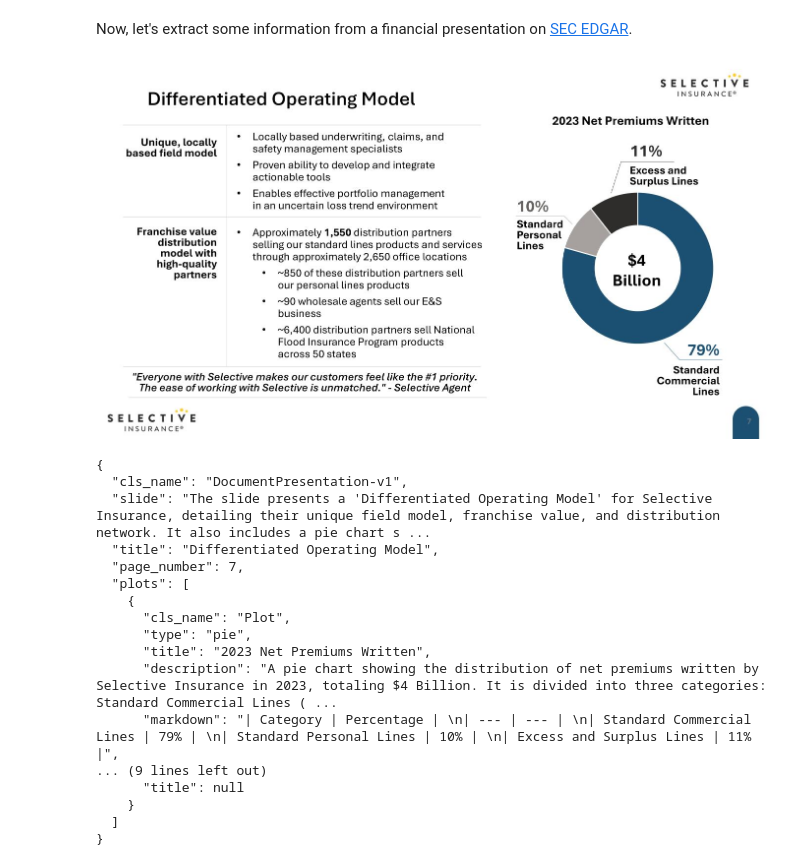
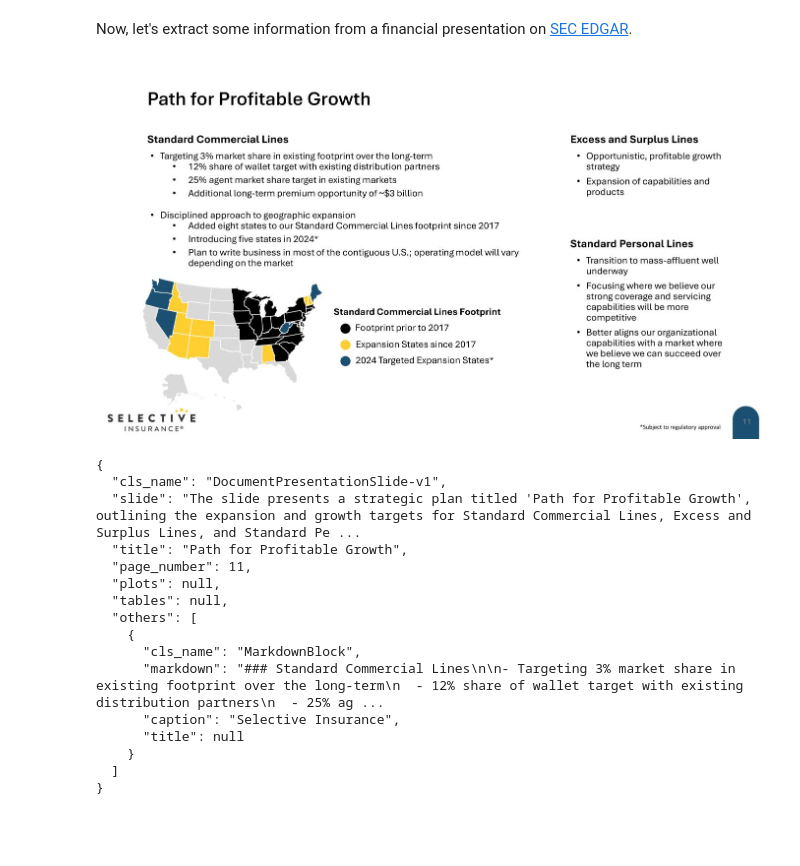
Before and after one commit to autonomi-ai/vlm-cookbook, a Jupyter notebook: examples/chroma-metadata-finance.ipynb, the cells around one changed output. Drawn from its saved outputs; the diff is of its cells as text; code cells hidden in the pictures; blank space fills up the shorter version.

```diff
--- a/examples/chroma-metadata-finance.ipynb
+++ b/examples/chroma-metadata-finance.ipynb
@@ -142,26 +163,59 @@ def vlm_visualize(image: Union[Image.Image, str, Path], domain: str):
     display(image)
     result = vlm(image, domain)
     pprint(result)
+# %%
+URLS = [
+    "https://www.sec.gov/Archives/edgar/data/230557/000023055724000007/sigifirstquarter2024inve001.jpg",
+    "https://www.sec.gov/Archives/edgar/data/230557/000023055724000007/sigifirstquarter2024inve002.jpg",
+    "https://www.sec.gov/Archives/edgar/data/230557/000023055724000007/sigifirstquarter2024inve003.jpg",
+    "https://www.sec.gov/Archives/edgar/data/230557/000023055724000007/sigifirstquarter2024inve004.jpg",
+    "https://www.sec.gov/Archives/edgar/data/230557/000023055724000007/sigifirstquarter2024inve005.jpg",
+    "https://www.sec.gov/Archives/edgar/data/230557/000023055724000007/sigifirstquarter2024inve006.jpg",
+    "https://www.sec.gov/Archives/edgar/data/230557/000023055724000007/sigifirstquarter2024inve007.jpg",
+    "https://www.sec.gov/Archives/edgar/data/230557/000023055724000007/sigifirstquarter2024inve008.jpg",
+    "https://www.sec.gov/Archives/edgar/data/230557/000023055724000007/sigifirstquarter2024inve009.jpg",
+    "https://www.sec.gov/Archives/edgar/data/230557/000023055724000007/sigifirstquarter2024inve010.jpg",
+    "https://www.sec.gov/Archives/edgar/data/230557/000023055724000007/sigifirstquarter2024inve011.jpg",
+    "https://www.sec.gov/Archives/edgar/data/230557/000023055724000007/sigifirstquarter2024inve012.jpg",
+    "https://www.sec.gov/Archives/edgar/data/230557/000023055724000007/sigifirstquarter2024inve013.jpg",
+    "https://www.sec.gov/Archives/edgar/data/230557/000023055724000007/sigifirstquarter2024inve014.jpg",
+    "https://www.sec.gov/Archives/edgar/data/230557/000023055724000007/sigifirstquarter2024inve015.jpg",
+    "https://www.sec.gov/Archives/edgar/data/230557/000023055724000007/sigifirstquarter2024inve016.jpg",
+
+    "https://www.sec.gov/Archives/edgar/data/230557/000023055724000007/sigifirstquarter2024inve017.jpg",
+    "https://www.sec.gov/Archives/edgar/data/230557/000023055724000007/sigifirstquarter2024inve018.jpg",
+    "https://www.sec.gov/Archives/edgar/data/230557/000023055724000007/sigifirstquarter2024inve019.jpg",
+    "https://www.sec.gov/Archives/edgar/data/230557/000023055724000007/sigifirstquarter2024inve020.jpg",
+    "https://www.sec.gov/Archives/edgar/data/230557/000023055724000007/sigifirstquarter2024inve021.jpg",
+    "https://www.sec.gov/Archives/edgar/data/230557/000023055724000007/sigifirstquarter2024inve022.jpg",
+    "https://www.sec.gov/Archives/edgar/data/230557/000023055724000007/sigifirstquarter2024inve023.jpg",
+    "https://www.sec.gov/Archives/edgar/data/230557/000023055724000007/sigifirstquarter2024inve024.jpg",
+    "https://www.sec.gov/Archives/edgar/data/230557/000023055724000007/sigifirstquarter2024inve025.jpg",
+    "https://www.sec.gov/Archives/edgar/data/230557/000023055724000007/sigifirstquarter2024inve026.jpg",
+    "https://www.sec.gov/Archives/edgar/data/230557/000023055724000007/sigifirstquarter2024inve027.jpg",
+    "https://www.sec.gov/Archives/edgar/data/230557/000023055724000007/sigifirstquarter2024inve028.jpg",
+    "https://www.sec.gov/Archives/edgar/data/230557/000023055724000007/sigifirstquarter2024inve029.jpg",
+    "https://www.sec.gov/Archives/edgar/data/230557/000023055724000007/sigifirstquarter2024inve030.jpg",
+]
 # %% [markdown]
 Now, let's extract some information from a financial presentation on [SEC EDGAR](https://www.sec.gov/edgar/search-and-access).
 # %%
-url = "https://www.sec.gov/Archives/edgar/data/230557/000023055724000007/sigifirstquarter2024inve007.jpg"
+url = URLS[10]
 vlm_visualize(url, domain="document.presentation")
 # %% [output]
-[figure, old version]
+[figure, new version]
 {
-  "cls_name": "DocumentPresentation-v1",
-  "slide": "The slide presents a 'Differentiated Operating Model' for Selective Insurance, detailing their unique field model, franchise value, and distribution network. It also includes a pie chart s ...
-  "title": "Differentiated Operating Model",
-  "page_number": 7,
-  "plots": [
+  "cls_name": "DocumentPresentationSlide-v1",
+  "slide": "The slide presents a strategic plan titled 'Path for Profitable Growth', outlining the expansion and growth targets for Standard Commercial Lines, Excess and Surplus Lines, and Standard Pe ...
+  "title": "Path for Profitable Growth",
+  "page_number": 11,
+  "plots": null,
+  "tables": null,
+  "others": [
     {
-      "cls_name": "Plot",
-      "type": "pie",
-      "title": "2023 Net Premiums Written",
-      "description": "A pie chart showing the distribution of net premiums written by Selective Insurance in 2023, totaling $4 Billion. It is divided into three categories: Standard Commercial Lines ( ...
-      "markdown": "| Category | Percentage | \n| --- | --- | \n| Standard Commercial Lines | 79% | \n| Standard Personal Lines | 10% | \n| Excess and Surplus Lines | 11% |",
-... (9 lines left out)
+      "cls_name": "MarkdownBlock",
+      "markdown": "### Standard Commercial Lines\n\n- Targeting 3% market share in existing footprint over the long-term\n  - 12% share of wallet target with existing distribution partners\n  - 25% ag ...
+      "caption": "Selective Insurance",
       "title": null
     }
   ]
```
Also changed, not shown: parts of 15 cells of this notebook.
